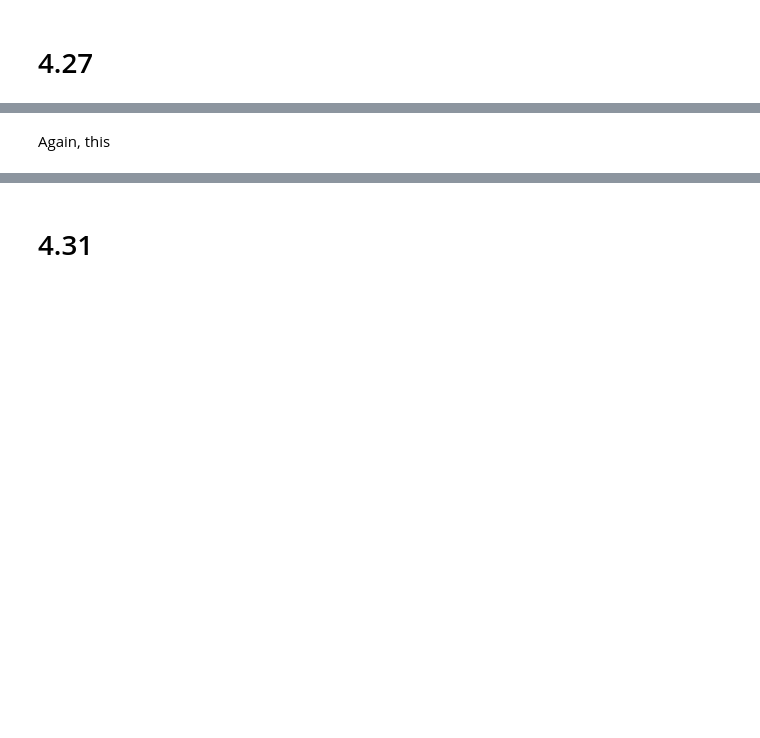
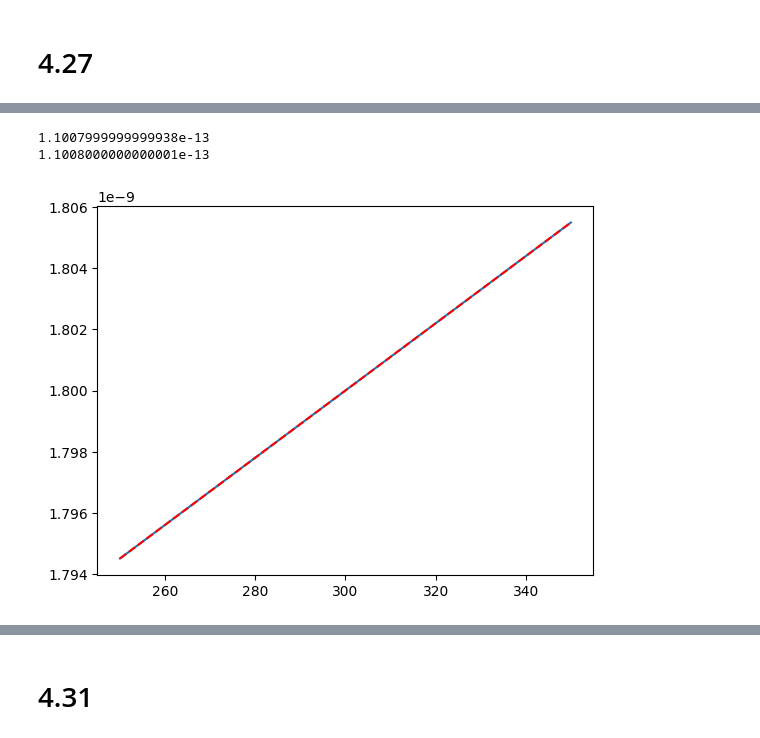
Before and after one commit to 11of12/coursework, a Jupyter notebook: winter2026/ecen555/hw7/hw7.ipynb, the cells around one changed output, grey strips where cells are left out. Drawn from its saved outputs; the diff is of its cells as text; code cells hidden in the pictures; blank space fills up the shorter version.

```diff
--- a/winter2026/ecen555/hw7/hw7.ipynb
+++ b/winter2026/ecen555/hw7/hw7.ipynb
@@ -118,12 +192,16 @@ $$ \frac{d}{d\lambda} = -\frac{hc}{(E_{go} - AT^2/(B+T))^2 }\times \frac{2ATB+AT
-# %% [markdown]
-Again, this
 # %%
-lam = 1550e-9
-L = 250e-6
-alpha_s = 0.0
-n_room_temp = 3.60 # refractive index, at room temperature I think
-dn_dT = 2e-4 # K^-1
-linear_thermal_expansion = 5.6e-6 # K^-1
-E_go = 0.850 # eV
-A = 4.906e-4 # eV
-B = 301 # K
+m = 1e6
+
+lam = 2*n*L / m
+
+slope, intercept = np.polyfit(T, lam, deg=1)
+plt.plot(T, lam)
+plt.plot(T, slope*T + intercept, "r--")
+
+print(slope)
+dlam_m_dT = 2*L_0/m*(n_0*alpha_L + dn_dT)
+print(dlam_m_dT)
+# %% [output]
+1.1007999999999938e-13
+1.1008000000000001e-13
+[figure, added]
```
Also changed, not shown: parts of 11 cells of this notebook, 24 other files.
